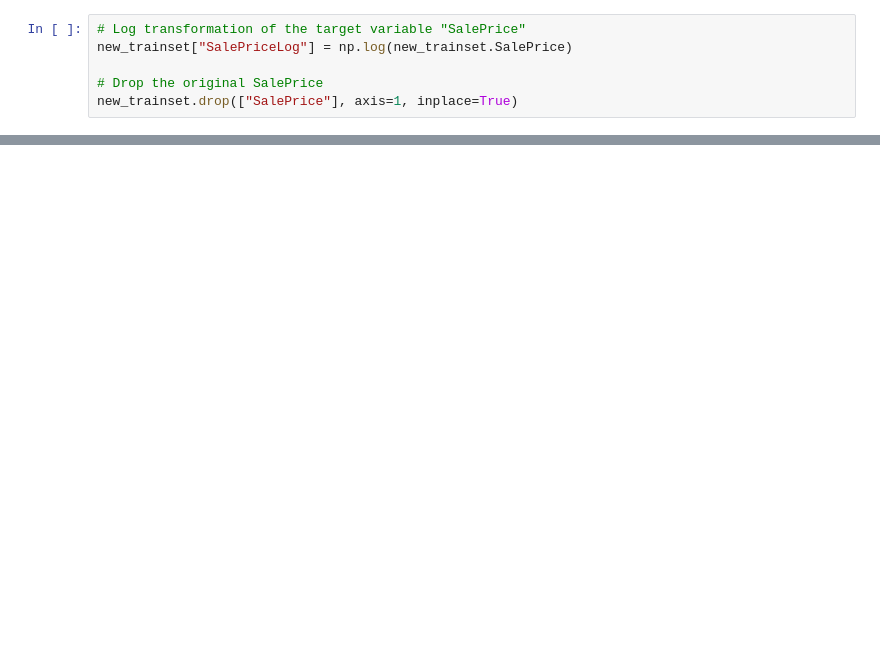
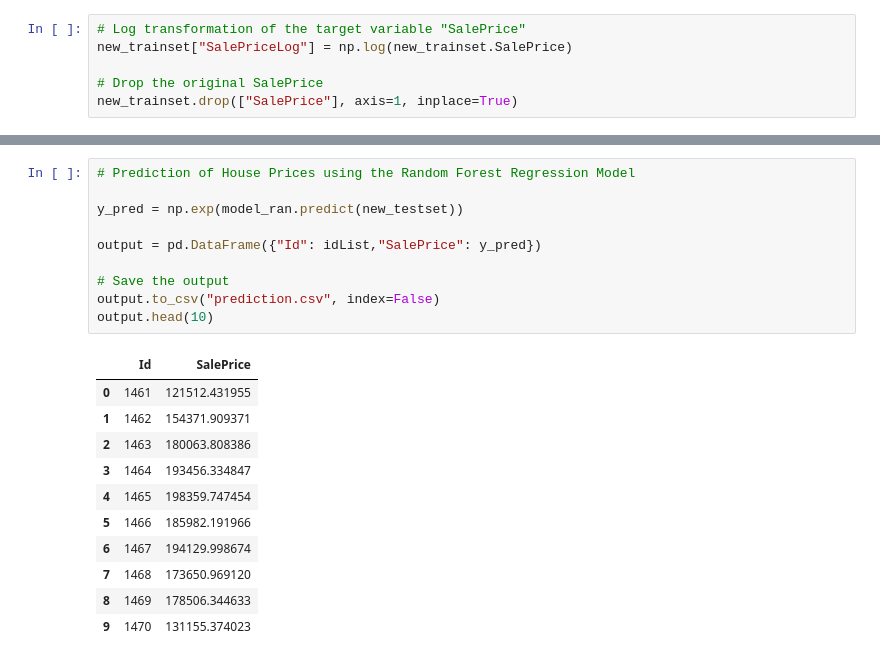
Before and after one commit to chiacchius/ML_House_prices, a Jupyter notebook: MLnotebook.ipynb, the cells around one changed output, grey strips where cells are left out. Drawn from its saved outputs; the diff is of its cells as text; blank space fills up the shorter version.

```diff
--- a/MLnotebook.ipynb
+++ b/MLnotebook.ipynb
@@ -1081,0 +1042,22 @@ Mean MSE scores: 0.03478503202880921
+# %%
+# Prediction of House Prices using the Random Forest Regression Model
+
+y_pred = np.exp(model_ran.predict(new_testset))
+
+output = pd.DataFrame({"Id": idList,"SalePrice": y_pred})
+
+# Save the output
+output.to_csv("prediction.csv", index=False)
+output.head(10)
+# %% [output]
+|  | Id | SalePrice |
+| 0 | 1461 | 121512.431955 |
+| 1 | 1462 | 154371.909371 |
+| 2 | 1463 | 180063.808386 |
+| 3 | 1464 | 193456.334847 |
+| 4 | 1465 | 198359.747454 |
+| 5 | 1466 | 185982.191966 |
+| 6 | 1467 | 194129.998674 |
+| 7 | 1468 | 173650.969120 |
+| 8 | 1469 | 178506.344633 |
+| 9 | 1470 | 131155.374023 |
```
Also changed, not shown: parts of 55 cells of this notebook, 1 other file.
